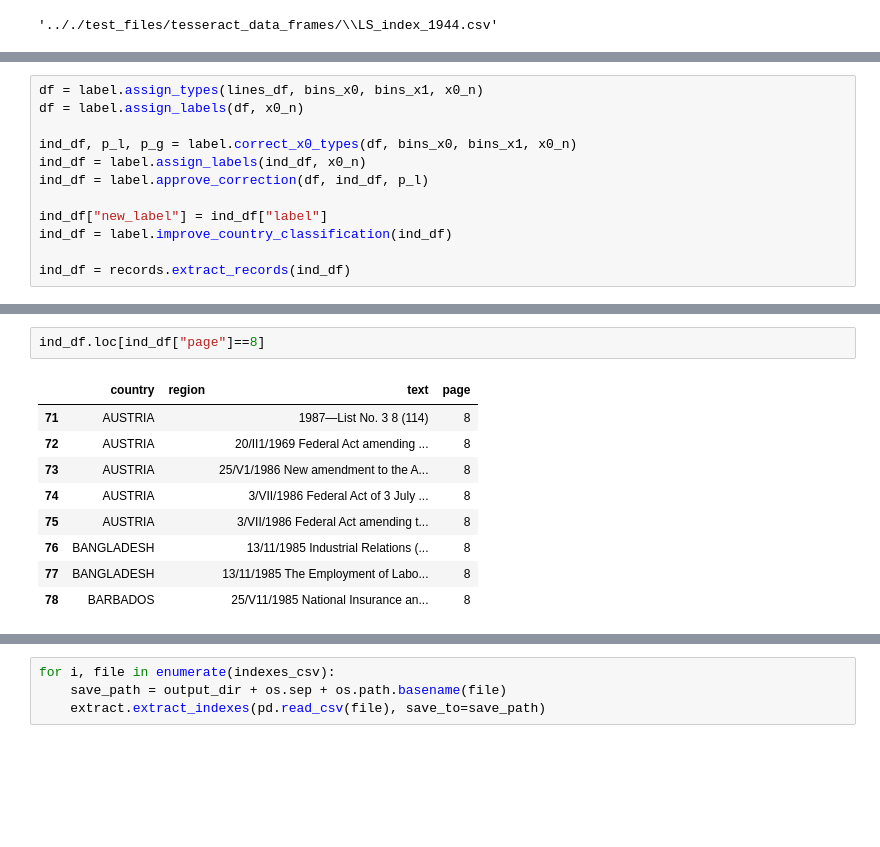
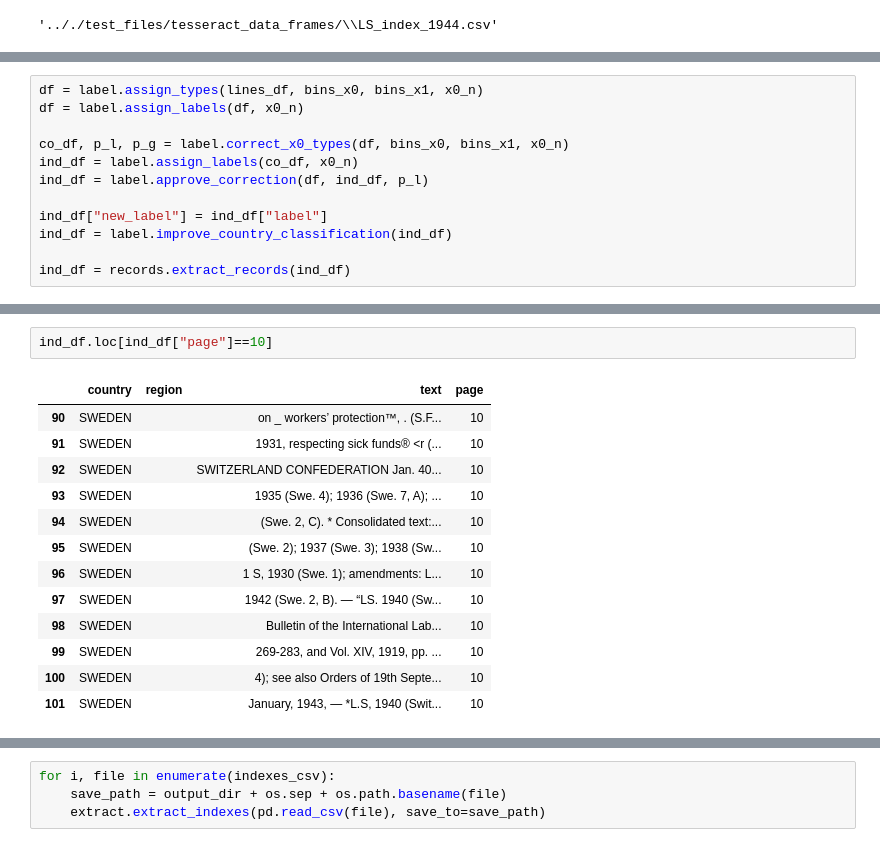
Before and after one commit to jeusa/indexex, a Jupyter notebook: code/index_extraction.ipynb, the cells around one changed output, grey strips where cells are left out. Cells and saved outputs as stored; diff of their text form; blank space fills up the shorter version.

```diff
--- a/code/index_extraction.ipynb
+++ b/code/index_extraction.ipynb
@@ -107,8 +228,8 @@ rec_df.loc[rec_df["page"]==5]
 df = label.assign_types(lines_df, bins_x0, bins_x1, x0_n)
 df = label.assign_labels(df, x0_n)
 
-ind_df, p_l, p_g = label.correct_x0_types(df, bins_x0, bins_x1, x0_n)
-ind_df = label.assign_labels(ind_df, x0_n)
+co_df, p_l, p_g = label.correct_x0_types(df, bins_x0, bins_x1, x0_n)
+ind_df = label.assign_labels(co_df, x0_n)
 ind_df = label.approve_correction(df, ind_df, p_l)
 
 ind_df["new_label"] = ind_df["label"]
@@ -138,12 +306,16 @@ df.loc[df["page"]==9]
 # %%
-ind_df.loc[ind_df["page"]==8]
+ind_df.loc[ind_df["page"]==10]
 # %% [output]
 |  | country | region | text | page |
-| 71 | AUSTRIA |  | 1987—List No. 3 8 (114) | 8 |
-| 72 | AUSTRIA |  | 20/II1/1969 Federal Act amending ... | 8 |
-| 73 | AUSTRIA |  | 25/V1/1986 New amendment to the A... | 8 |
-| 74 | AUSTRIA |  | 3/VII/1986 Federal Act of 3 July ... | 8 |
-| 75 | AUSTRIA |  | 3/VII/1986 Federal Act amending t... | 8 |
-| 76 | BANGLADESH |  | 13/11/1985 Industrial Relations (... | 8 |
-| 77 | BANGLADESH |  | 13/11/1985 The Employment of Labo... | 8 |
-| 78 | BARBADOS |  | 25/V11/1985 National Insurance an... | 8 |
+| 90 | SWEDEN |  | on _ workers’ protection™, . (S.F... | 10 |
+| 91 | SWEDEN |  | 1931, respecting sick funds® <r (... | 10 |
+| 92 | SWEDEN |  | SWITZERLAND CONFEDERATION Jan. 40... | 10 |
+| 93 | SWEDEN |  | 1935 (Swe. 4); 1936 (Swe. 7, A); ... | 10 |
+| 94 | SWEDEN |  | (Swe. 2, C). * Consolidated text:... | 10 |
+| 95 | SWEDEN |  | (Swe. 2); 1937 (Swe. 3); 1938 (Sw... | 10 |
+| 96 | SWEDEN |  | 1 S, 1930 (Swe. 1); amendments: L... | 10 |
+| 97 | SWEDEN |  | 1942 (Swe. 2, B). — “LS. 1940 (Sw... | 10 |
+| 98 | SWEDEN |  | Bulletin of the International Lab... | 10 |
+| 99 | SWEDEN |  | 269-283, and Vol. XIV, 1919, pp. ... | 10 |
+| 100 | SWEDEN |  | 4); see also Orders of 19th Septe... | 10 |
+| 101 | SWEDEN |  | January, 1943, — *L.S, 1940 (Swit... | 10 |
```
Also changed, not shown: parts of 24 cells of this notebook, 4 other files.
